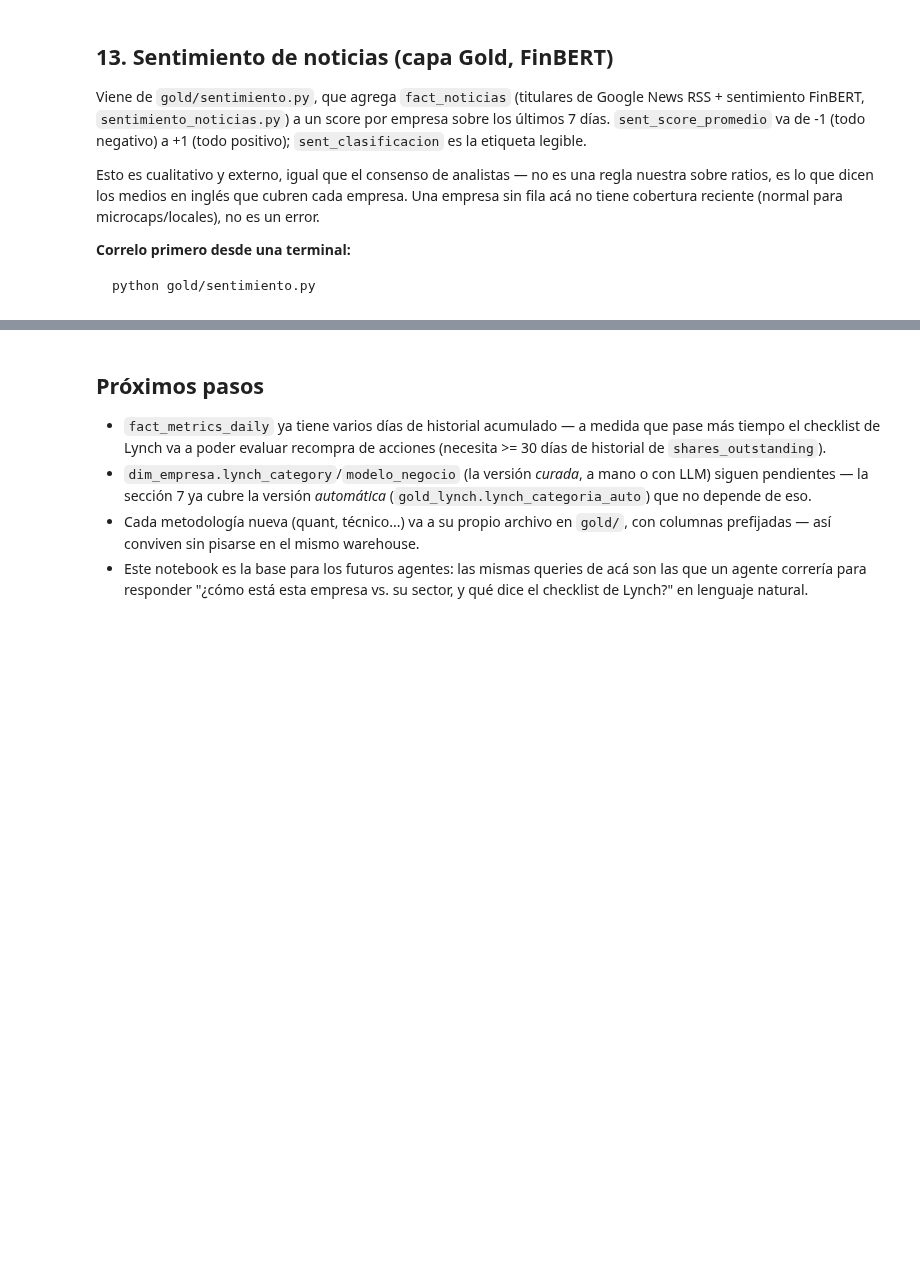
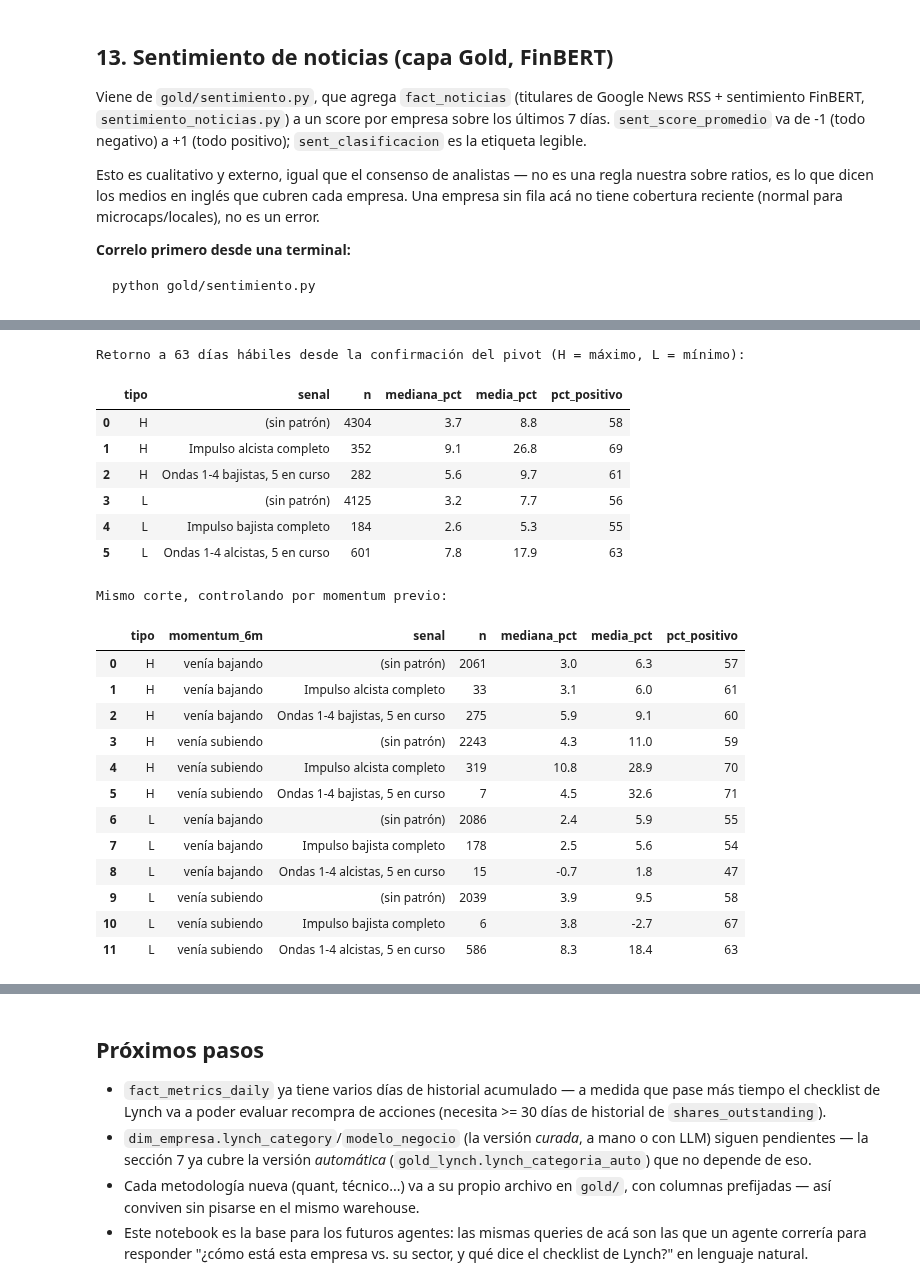
Before and after one commit to esfer98/cedears-data-pipeline, a Jupyter notebook: notebooks/eda_cedears.ipynb, the cells around one changed output, grey strips where cells are left out. Drawn from its saved outputs; the diff is of its cells as text; code cells hidden in the pictures; blank space fills up the shorter version.

```diff
--- a/notebooks/eda_cedears.ipynb
+++ b/notebooks/eda_cedears.ipynb
@@ -1023,0 +1206,51 @@ Top 15 cobertura más NEGATIVA:
+# %%
+backtest = con.execute("""
+    WITH px AS (
+        SELECT ticker_usd, fecha, adj_close,
+               LEAD(adj_close, 63) OVER (PARTITION BY ticker_usd ORDER BY fecha) AS p_fwd,
+               LAG(adj_close, 126) OVER (PARTITION BY ticker_usd ORDER BY fecha) AS p_prev
+        FROM fact_precios_daily
+        WHERE adj_close > 0
+    )
+    SELECT g.tipo, COALESCE(g.elliott_senal, '(sin patrón)') AS senal,
+           CASE WHEN px.adj_close > px.p_prev THEN 'venía subiendo' ELSE 'venía bajando' END AS momentum_6m,
+           px.p_fwd / px.adj_close - 1 AS ret_63d
+    FROM gold_pivots g
+    JOIN px ON px.ticker_usd = g.ticker_usd AND px.fecha = g.fecha_confirmacion
+    WHERE px.p_fwd IS NOT NULL AND px.p_prev IS NOT NULL
+""").fetchdf()
+
+def resumen_bt(df, por):
+    return (df.groupby(por)["ret_63d"]
+              .agg(n="size", mediana_pct=lambda s: round(s.median() * 100, 1),
+                   media_pct=lambda s: round(s.mean() * 100, 1), pct_positivo=lambda s: round((s > 0).mean() * 100))
+              .reset_index())
+
+print("Retorno a 63 días hábiles desde la confirmación del pivot (H = máximo, L = mínimo):")
+display(resumen_bt(backtest, ["tipo", "senal"]))
+
+print("Mismo corte, controlando por momentum previo:")
+display(resumen_bt(backtest, ["tipo", "momentum_6m", "senal"]))
+# %% [output]
+Retorno a 63 días hábiles desde la confirmación del pivot (H = máximo, L = mínimo):
+|  | tipo | senal | n | mediana_pct | media_pct | pct_positivo |
+| 0 | H | (sin patrón) | 4304 | 3.7 | 8.8 | 58 |
+| 1 | H | Impulso alcista completo | 352 | 9.1 | 26.8 | 69 |
+| 2 | H | Ondas 1-4 bajistas, 5 en curso | 282 | 5.6 | 9.7 | 61 |
+| 3 | L | (sin patrón) | 4125 | 3.2 | 7.7 | 56 |
+| 4 | L | Impulso bajista completo | 184 | 2.6 | 5.3 | 55 |
+| 5 | L | Ondas 1-4 alcistas, 5 en curso | 601 | 7.8 | 17.9 | 63 |
+Mismo corte, controlando por momentum previo:
+|  | tipo | momentum_6m | senal | n | mediana_pct | media_pct | pct_positivo |
+| 0 | H | venía bajando | (sin patrón) | 2061 | 3.0 | 6.3 | 57 |
+| 1 | H | venía bajando | Impulso alcista completo | 33 | 3.1 | 6.0 | 61 |
+| 2 | H | venía bajando | Ondas 1-4 bajistas, 5 en curso | 275 | 5.9 | 9.1 | 60 |
+| 3 | H | venía subiendo | (sin patrón) | 2243 | 4.3 | 11.0 | 59 |
+| 4 | H | venía subiendo | Impulso alcista completo | 319 | 10.8 | 28.9 | 70 |
+| 5 | H | venía subiendo | Ondas 1-4 bajistas, 5 en curso | 7 | 4.5 | 32.6 | 71 |
+| 6 | L | venía bajando | (sin patrón) | 2086 | 2.4 | 5.9 | 55 |
+| 7 | L | venía bajando | Impulso bajista completo | 178 | 2.5 | 5.6 | 54 |
+| 8 | L | venía bajando | Ondas 1-4 alcistas, 5 en curso | 15 | -0.7 | 1.8 | 47 |
+| 9 | L | venía subiendo | (sin patrón) | 2039 | 3.9 | 9.5 | 58 |
+| 10 | L | venía subiendo | Impulso bajista completo | 6 | 3.8 | -2.7 | 67 |
+| 11 | L | venía subiendo | Ondas 1-4 alcistas, 5 en curso | 586 | 8.3 | 18.4 | 63 |
```
Also changed, not shown: parts of 12 cells of this notebook, 4 other files.
